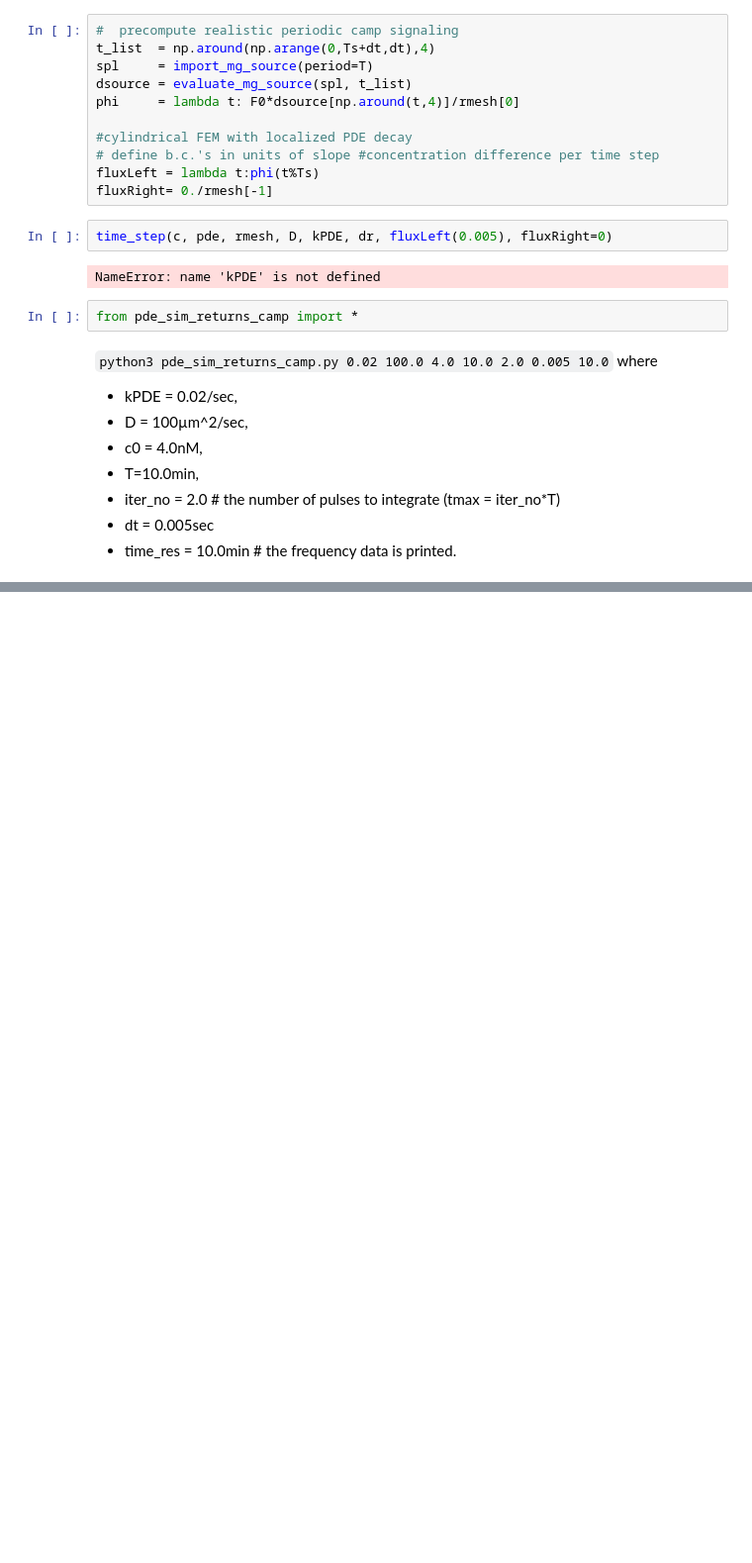
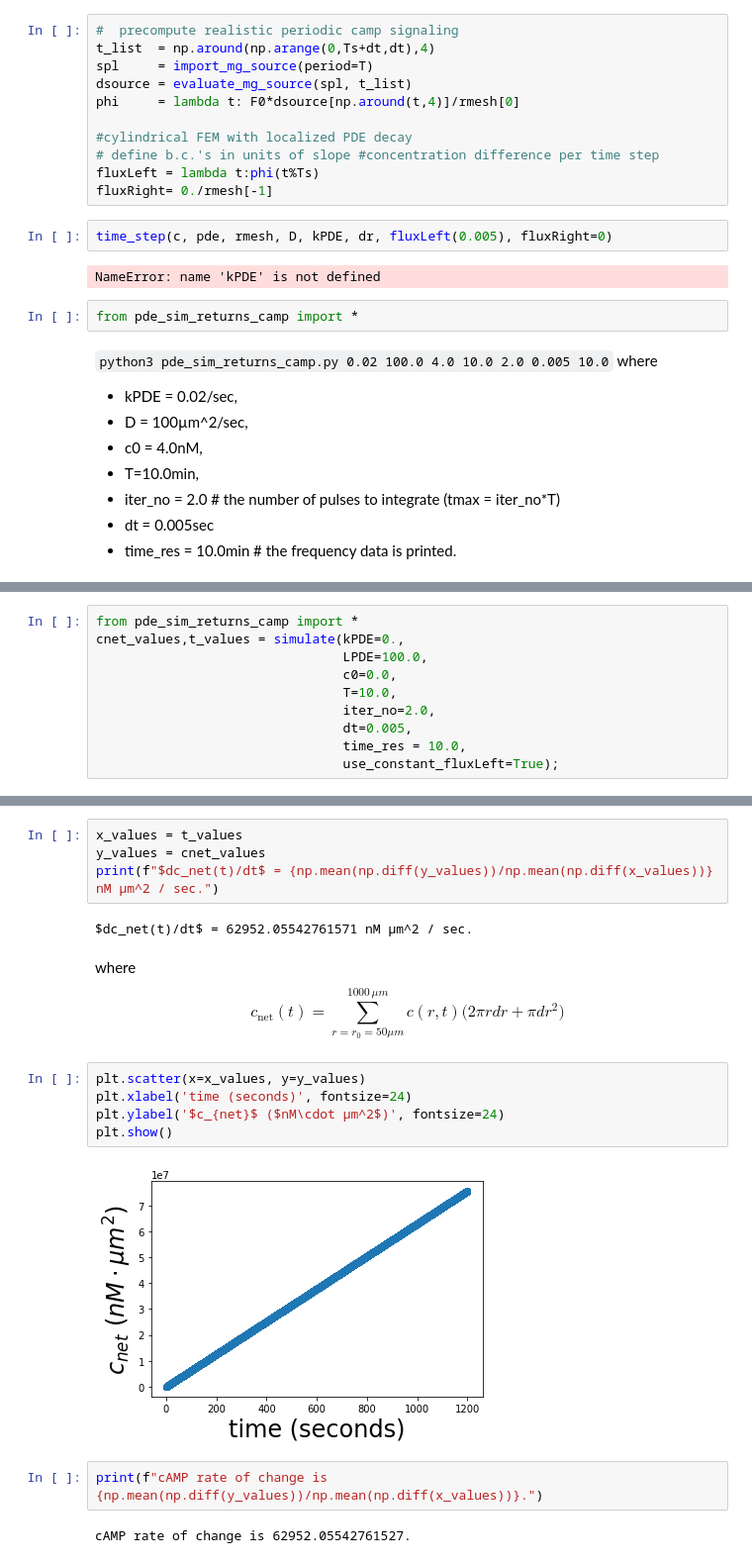
Before and after one commit to timtyree/radial_cell_motion, a Jupyter notebook: pde-sim/nb/dev2.ipynb, the cells around one changed output, grey strips where cells are left out. Shown: that part at 99% size. Cells and saved outputs as stored; diff of their text form; blank space fills up the shorter version.

Commit message:
added test for constant flux

```diff
--- a/pde-sim/nb/dev2.ipynb
+++ b/pde-sim/nb/dev2.ipynb
@@ -453,0 +531,10 @@ where
+# %%
+from pde_sim_returns_camp import *
+cnet_values,t_values = simulate(kPDE=0.,
+                                LPDE=100.0,
+                                c0=0.0,
+                                T=10.0,
+                                iter_no=2.0,
+                                dt=0.005,
+                                time_res = 10.0,
+                                use_constant_fluxLeft=True);
@@ -453,0 +559,20 @@ where
+# %%
+x_values = t_values
+y_values = cnet_values
+print(f"$dc_net(t)/dt$ = {np.mean(np.diff(y_values))/np.mean(np.diff(x_values))} nM µm^2 / sec.")
+# %% [output]
+$dc_net(t)/dt$ = 62952.05542761571 nM µm^2 / sec.
+# %% [markdown]
+where
+$$c_\text{net}(t) = \sum_{r=r_0=50\mu m}^{1000\,\mu m}c(r,t)\bigg(2\pi r dr + \pi dr^2   \bigg)$$
+# %%
+plt.scatter(x=x_values, y=y_values)
+plt.xlabel('time (seconds)', fontsize=24)
+plt.ylabel('$c_{net}$ ($nM\cdot µm^2$)', fontsize=24)
+plt.show()
+# %% [output]
+[figure, added]
+# %%
+print(f"cAMP rate of change is {np.mean(np.diff(y_values))/np.mean(np.diff(x_values))}.")
+# %% [output]
+cAMP rate of change is 62952.05542761527.
```
Also changed, not shown: parts of 10 cells of this notebook, 2 other files.
